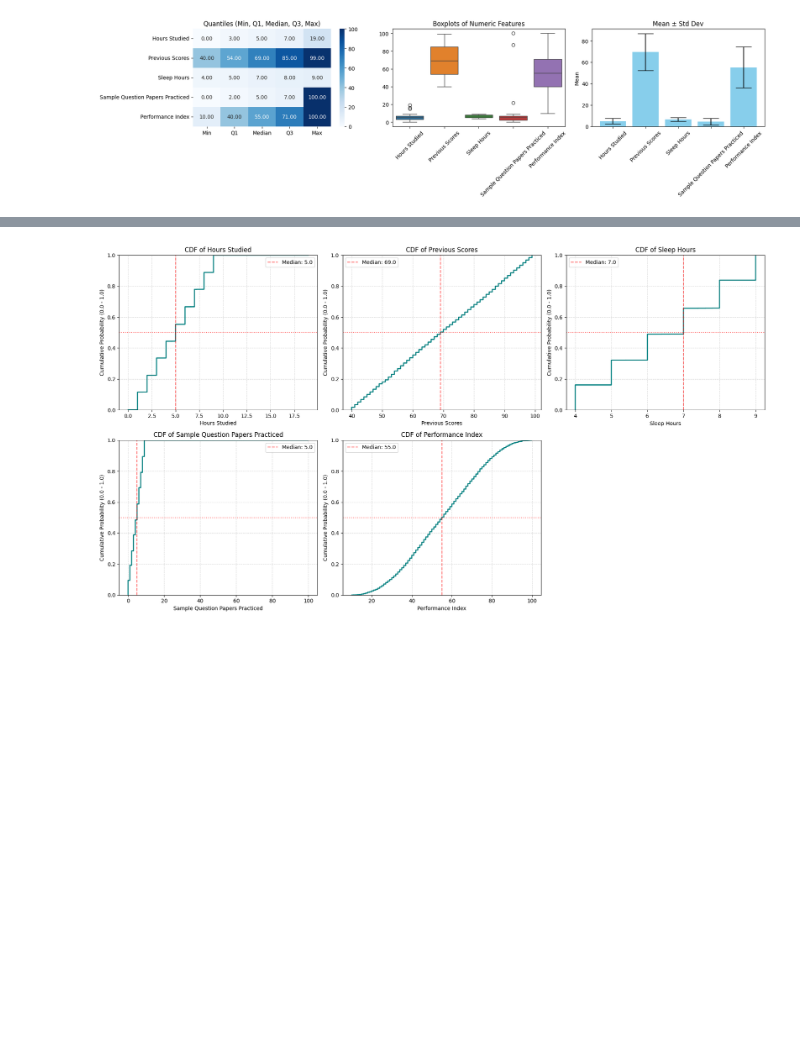
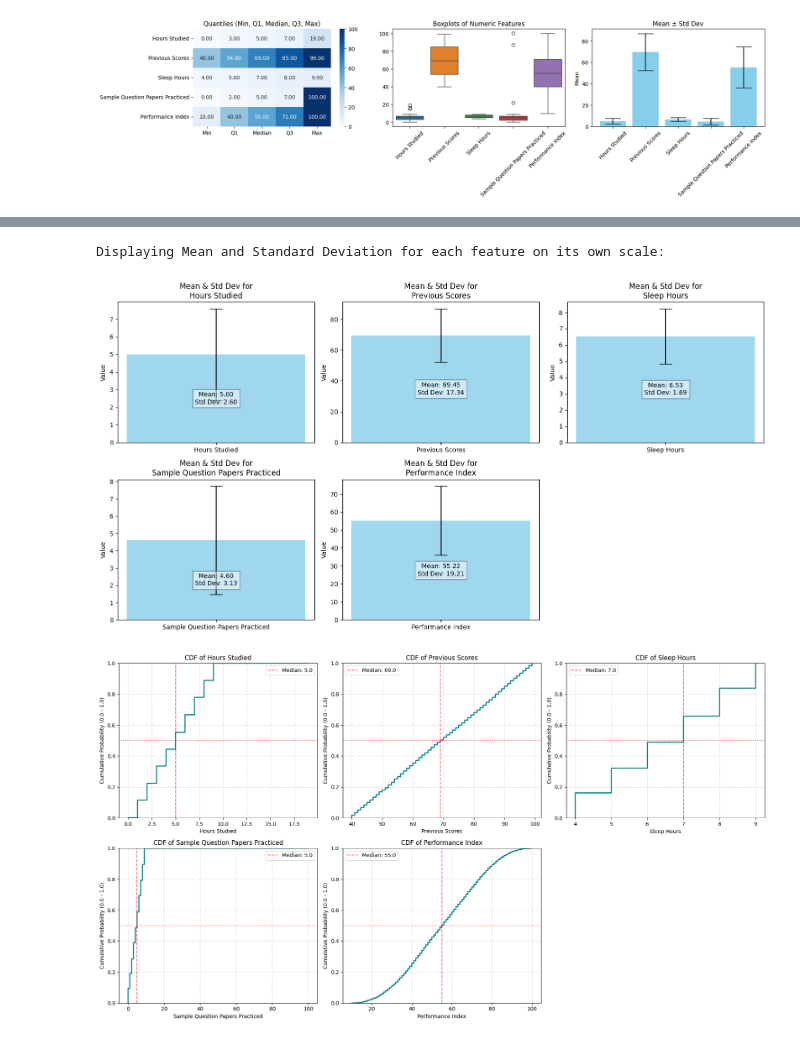
Before and after one commit to AhSanC25/Machine_Learning_Project, a Jupyter notebook: ML project.ipynb, the cells around one changed output, grey strips where cells are left out. Cells and saved outputs as stored; diff of their text form; code cells hidden in the pictures; blank space fills up the shorter version.

```diff
--- a/ML project.ipynb
+++ b/ML project.ipynb
@@ -441,3 +526,56 @@ Frequency Table:
+# %%
+import pandas as pd
+import matplotlib.pyplot as plt
+import math
+
+# Assuming 'df' is your DataFrame and 'numeric_cols' is a list of your numeric column names.
+# If you don't have 'numeric_cols', you can create it like this:
+# numeric_cols = df.select_dtypes(include=['number']).columns.tolist()
+
+# 1. Calculate the mean and standard deviation for each column
+frequency_table = pd.DataFrame({
+    'Column': numeric_cols,
+    'Mean': [df[col].mean() for col in numeric_cols],
+    'Std Dev': [df[col].std() for col in numeric_cols]
+})
+
+# 2. Create a separate bar chart for each numeric feature
+# This avoids the visual scaling issue by giving each feature its own y-axis.
+
+# Determine the grid size for the subplots
+num_features = len(numeric_cols)
+grid_cols = 3  # You can adjust the number of columns in the grid
+grid_rows = math.ceil(num_features / grid_cols)
+
+fig, axes = plt.subplots(grid_rows, grid_cols, figsize=(15, grid_rows * 4))
+axes = axes.flatten()  # Flatten the 2D array of axes for easy iteration
+
+print("Displaying Mean and Standard Deviation for each feature on its own scale:")
+
+for i, col_name in enumerate(numeric_cols):
+    # Get the mean and std dev for the current column
+    mean_val = frequency_table.loc[frequency_table['Column'] == col_name, 'Mean'].iloc[0]
+    std_val = frequency_table.loc[frequency_table['Column'] == col_name, 'Std Dev'].iloc[0]
+
+    # Create a bar plot on the appropriate subplot
+    axes[i].bar(col_name, mean_val, yerr=std_val, capsize=10, color='skyblue', alpha=0.8)
+    axes[i].set_title(f'Mean & Std Dev for\n{col_name}')
+    axes[i].set_ylabel('Value')
+
+    # Add text for mean and std dev for clarity
+    text_str = f"Mean: {mean_val:.2f}\nStd Dev: {std_val:.2f}"
+    axes[i].text(0, mean_val / 2, text_str, ha='center', va='center', fontsize=10, bbox=dict(facecolor='white', alpha=0.5))
+
+
+# Hide any unused subplots if the number of features isn't a perfect multiple of grid_cols
+for j in range(num_features, len(axes)):
+    fig.delaxes(axes[j])
+
+plt.tight_layout()
+plt.show()
+# %% [output]
+Displaying Mean and Standard Deviation for each feature on its own scale:
+[figure, added]
 # %%
 import matplotlib.pyplot as plt
 import seaborn as sns
```
Also changed, not shown: parts of 21 cells of this notebook.
